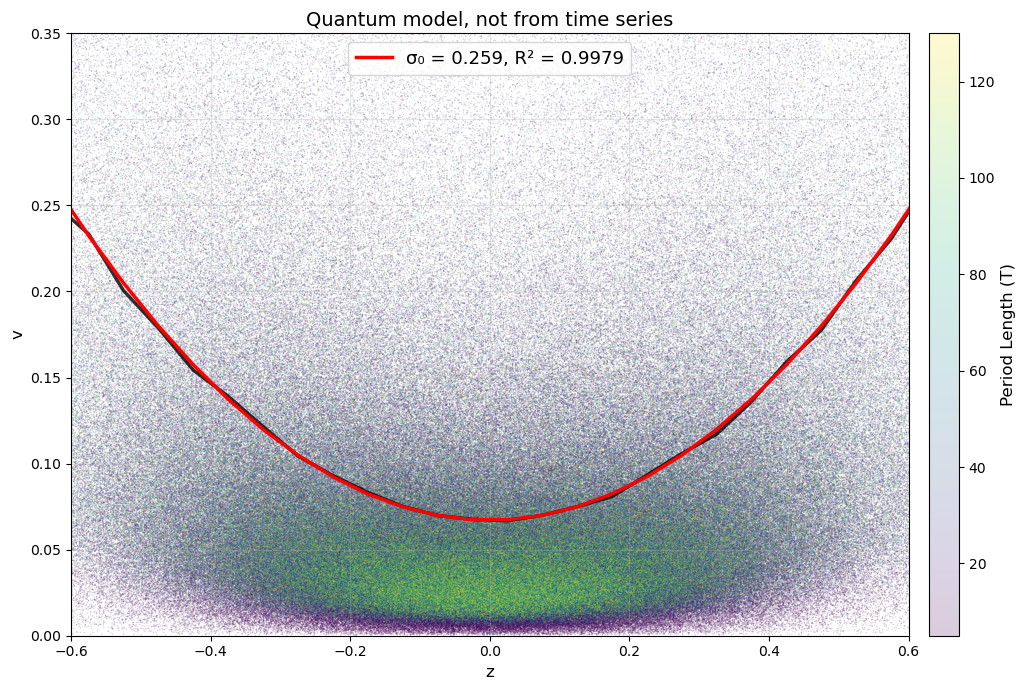
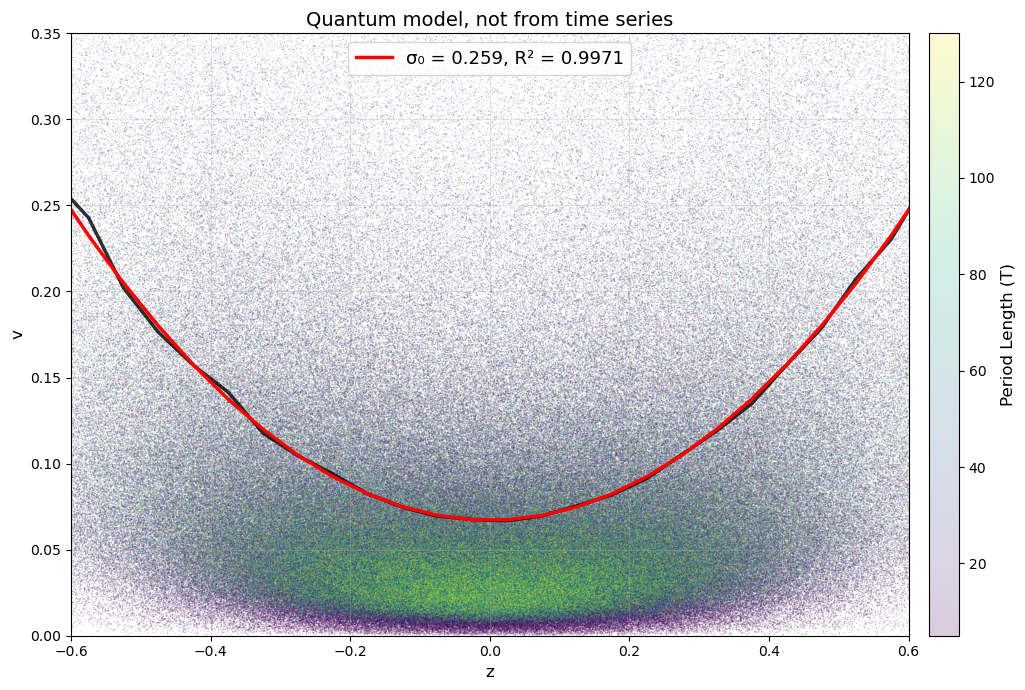
Code edit (unified diff) that turned the first committed figure into the second:
--- before
+++ after
@@ -1,4 +1,5 @@
 def q_variance_model(z, sigma_0_sq):
     return sigma_0_sq + z**2 / 2
+
 
 fig, ax = plt.subplots(figsize=(11, 7))  # Slightly widened to make room for the colorbar
@@ -44,2 +45,30 @@
 
 plt.show()
+
+# now plot q-variance for different periods T
+TVEC = [5, 10, 20, 40, 80]
+
+fig, ax = plt.subplots(figsize=(11, 7))
+popt = [0.2586, 0.0214]  # same as optimized fit to data  # for competition score should fit original parabola
+#plt.plot(binned.z_mid, binned['v'], 'b-', lw=3,label='all T')  
+#plt.plot(binned.z_mid, qvarcurve, 'red', lw=3, label=f'σ₀ = {popt[0]:.3f}, zoff = {popt[1]:.3f}, R² = {r2:.3f}')
+
+for Tcur in TVEC:
+    datacur = df[(df["t"] == Tcur)].copy()
+    binned = (datacur.assign(z_bin=pd.cut(datacur.z, bins=bins, include_lowest=True))
+                   .groupby('z_bin',observed=False)
+                   .agg(z_mid=('z', 'mean'), v=('v', 'mean'))
+                   .dropna())
+    popt, _ = curve_fit(q_variance_model, binned.z_mid, binned["v"], p0=[0.02])  # custom fit
+    ###binned.z_mid = binned.z_mid - Tcur/252*popt[0]**2/2  # correct for offset
+    r2 = 1 - np.sum((binned["v"] - qvarcurve)**2) / np.sum((binned["v"] - binned["v"].mean())**2)
+    #print(f"T = {Tcur} σ₀ = {popt[0]:.4f}  zoff = {popt[1]:.4f}  R² = {r2:.4f}")
+    colcur = str(Tcur/100)
+    plt.plot(binned.z_mid, binned['v'], c=colcur, lw=2,label=f'T = {Tcur/5:.0f}, R² = {r2:.3f}') 
+    plt.plot(binned.z_mid, qvarcurve, c='red', lw=2,label=f'q-variance') 
+
+plt.xlabel('z (scaled log return)', fontsize=12)
+plt.ylabel('Annualised variance', fontsize=12)
+#plt.legend(fontsize=10, loc='upper center')
+plt.grid(alpha=0.3)
+plt.title('All stocks T=2, 4, 8, 16 weeks – Q-Variance', fontsize=14)

Commit: Add files via upload